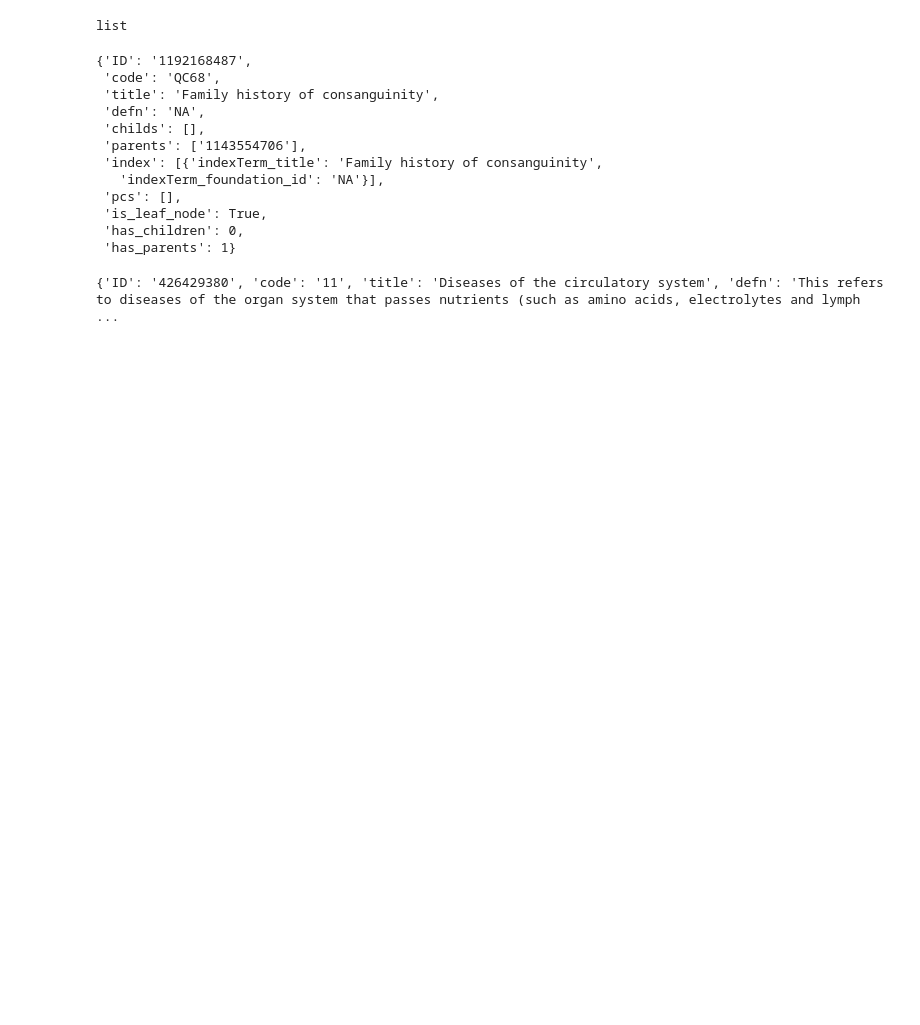
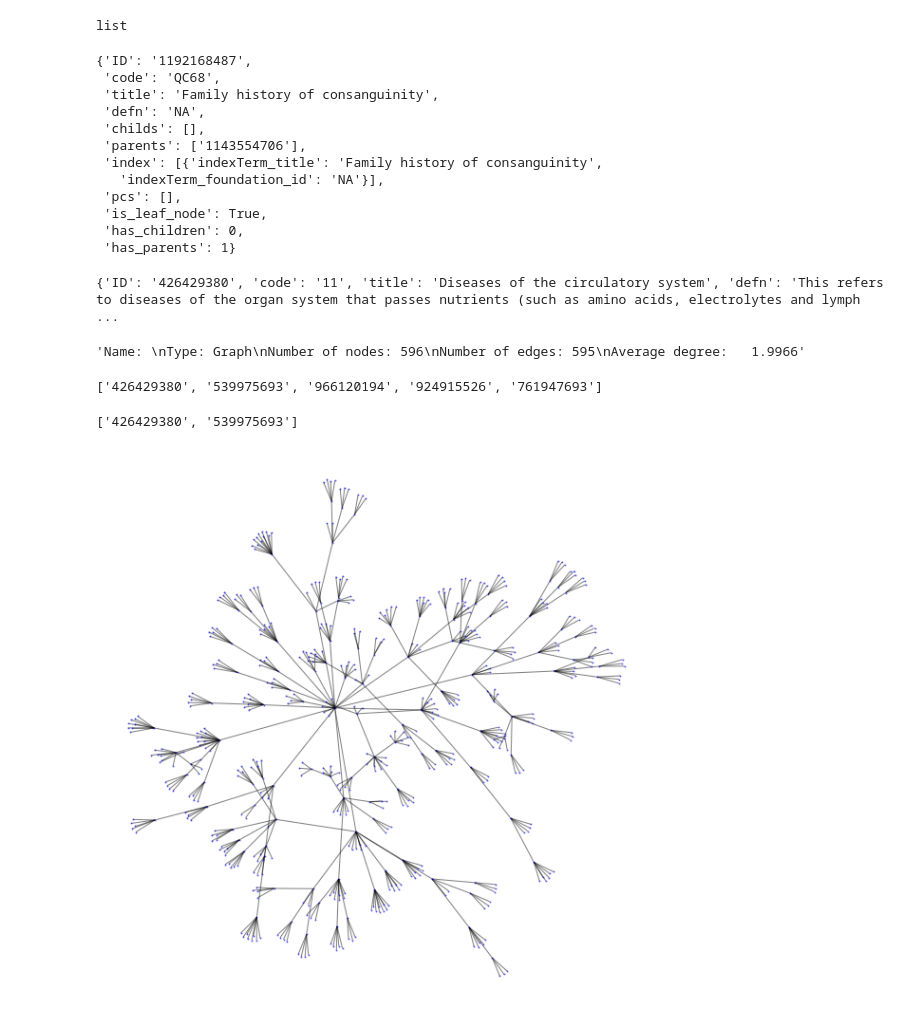
Before and after one commit to pinglab-intern/NetworkAnalysis, a Jupyter notebook: Extract_Cardiovascular.ipynb, the cells around one changed output. Cells and saved outputs as stored; diff of their text form; code cells hidden in the pictures; blank space fills up the shorter version.

Commit message:
Added paths

```diff
--- a/Extract_Cardiovascular.ipynb
+++ b/Extract_Cardiovascular.ipynb
@@ -74,0 +90,4 @@ for doc in cardio_list:
+# %%
+nx.info(G)
+# %% [output]
+'Name: \nType: Graph\nNumber of nodes: 596\nNumber of edges: 595\nAverage degree:   1.9966'
@@ -74,0 +98,8 @@ for doc in cardio_list:
+# %%
+id_list[0:5]
+# %% [output]
+['426429380', '539975693', '966120194', '924915526', '761947693']
+# %%
+nx.shortest_path(G, "426429380", id_list[1])
+# %% [output]
+['426429380', '539975693']
@@ -74,0 +110,16 @@ for doc in cardio_list:
+# %%
+import matplotlib.pyplot as plt
+import warnings
+warnings.filterwarnings("ignore", category=UserWarning)
+plt.figure(figsize = [8,8])
+pos = nx.spring_layout(G)
+nx.draw(G,pos,
+        with_labels=False,
+        font_weight='bold',
+        font_size = 20,
+        node_size=1,
+        node_color='blue',
+        alpha = 0.5)
+plt.show()
+# %% [output]
+[figure, added]
```
Also changed, not shown: parts of 4 cells of this notebook.
